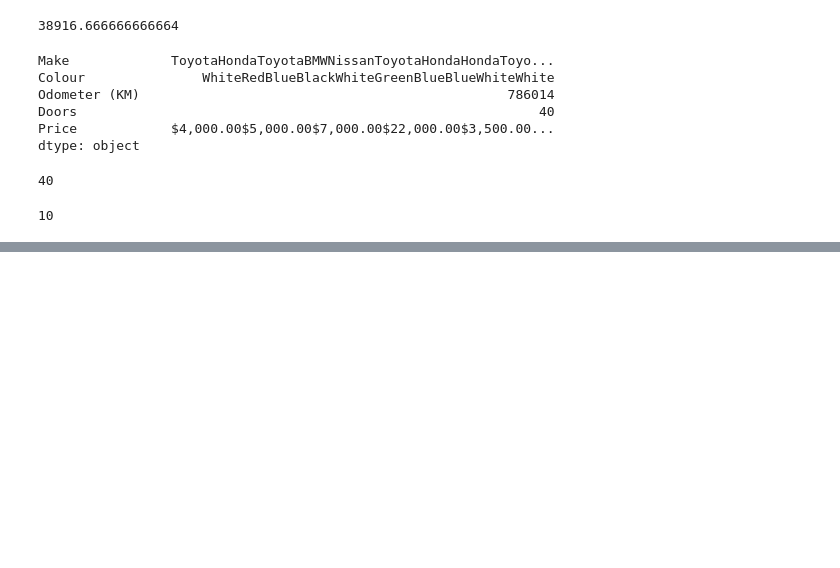
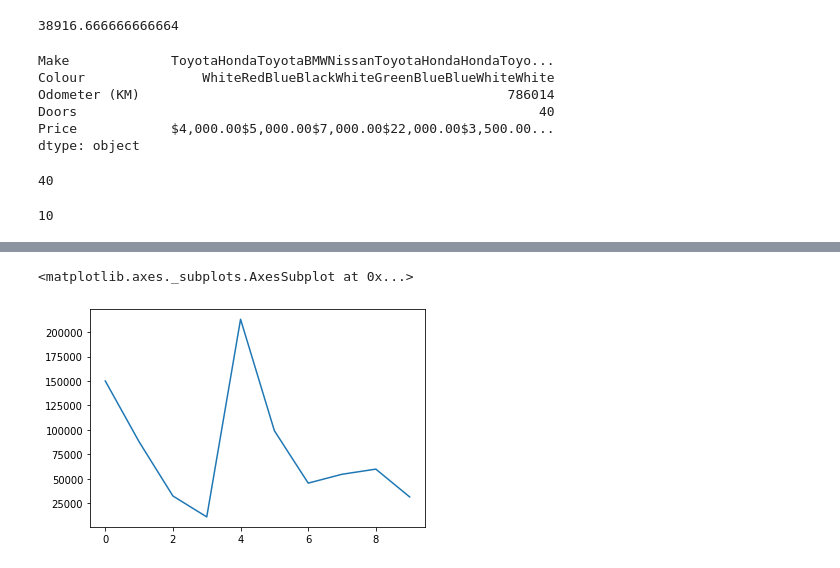
Before and after one commit to schauppi/Udemy_TensorFlow_Developer, a Jupyter notebook: z_Appendix_Pandas_for_data_Analysis/01_Pandas_for_Data_Analysis.ipynb, the cells around one changed output, grey strips where cells are left out. Cells and saved outputs as stored; diff of their text form; code cells hidden in the pictures; blank space fills up the shorter version.

```diff
--- a/z_Appendix_Pandas_for_data_Analysis/01_Pandas_for_Data_Analysis.ipynb
+++ b/z_Appendix_Pandas_for_data_Analysis/01_Pandas_for_Data_Analysis.ipynb
@@ -140,0 +285,5 @@ len(car_sales)
+# %%
+car_sales["Odometer (KM)"].plot()
+# %% [output]
+<matplotlib.axes._subplots.AxesSubplot at 0x...>
+[figure, added]
```
Also changed, not shown: parts of 23 cells of this notebook.
